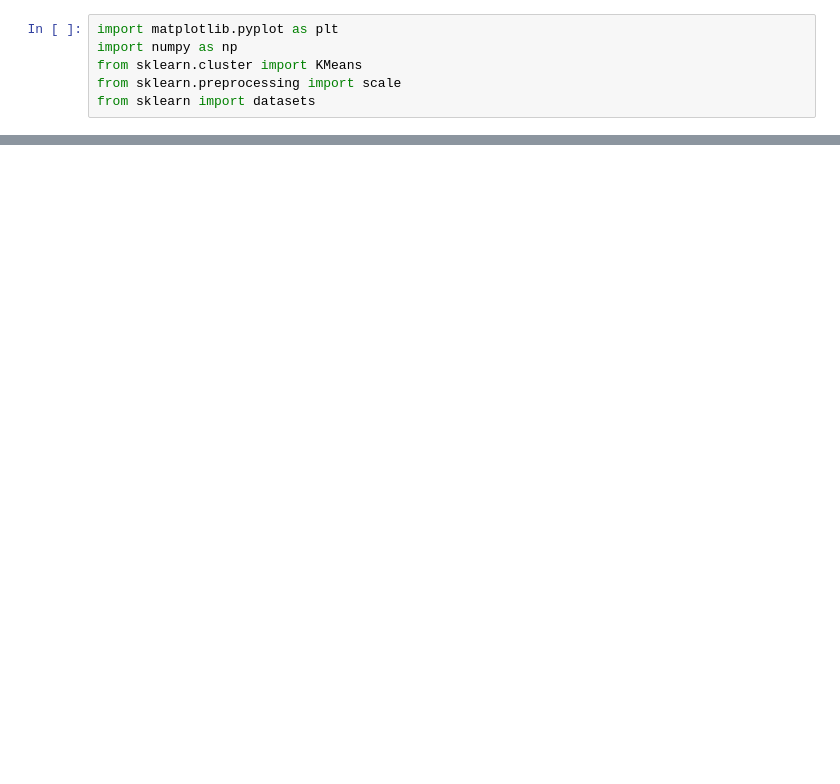
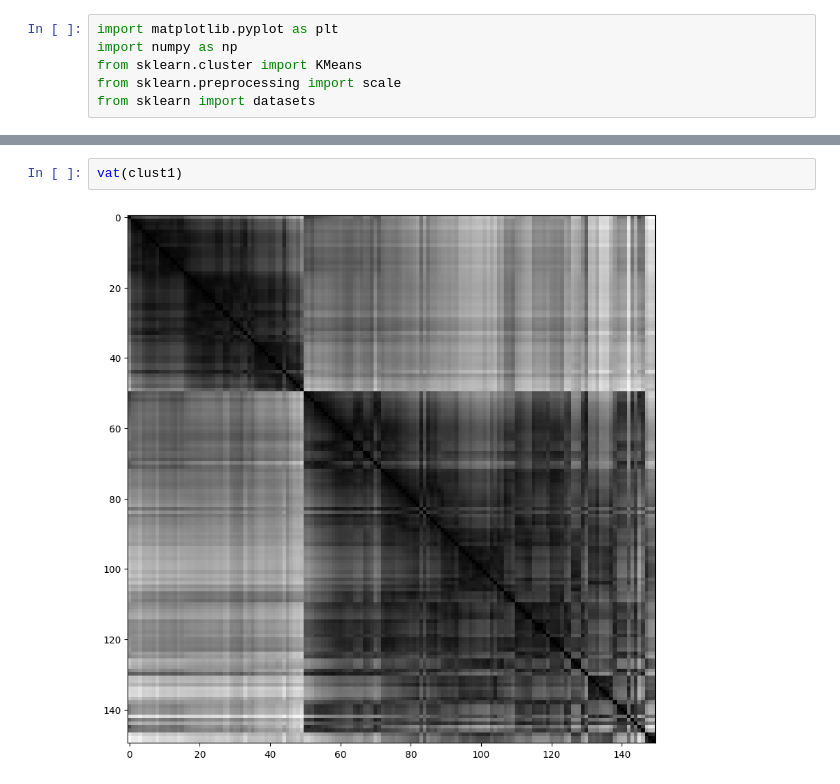
Before and after one commit to Viero19G/curso_ia, a Jupyter notebook: tecnicas_avancadas_de_clusters/cluster.ipynb, the cells around one changed output, grey strips where cells are left out. Drawn from its saved outputs; the diff is of its cells as text; blank space fills up the shorter version.

```diff
--- a/tecnicas_avancadas_de_clusters/cluster.ipynb
+++ b/tecnicas_avancadas_de_clusters/cluster.ipynb
@@ -12,0 +46,4 @@ ImportError: Numba needs NumPy 2.0 or less. Got NumPy 2.1.
+# %%
+vat(clust1)
+# %% [output]
+[figure, added]
```
Also changed, not shown: parts of 13 cells of this notebook.
